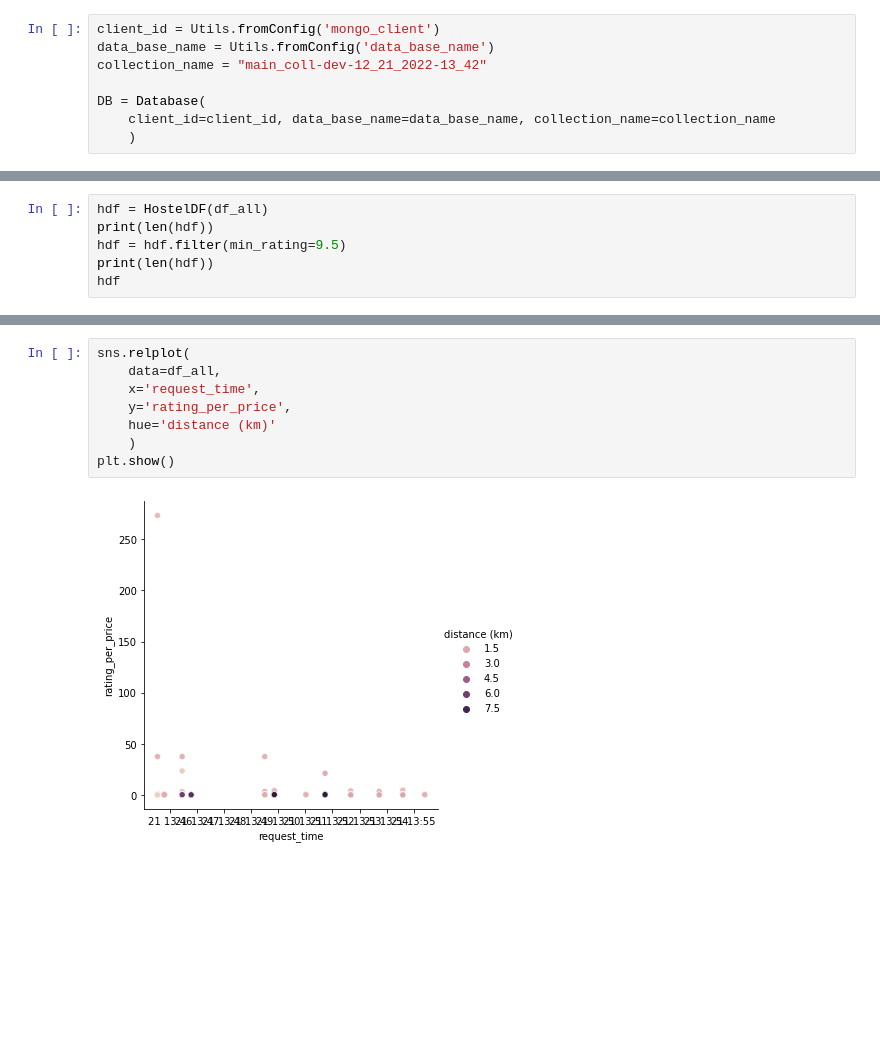
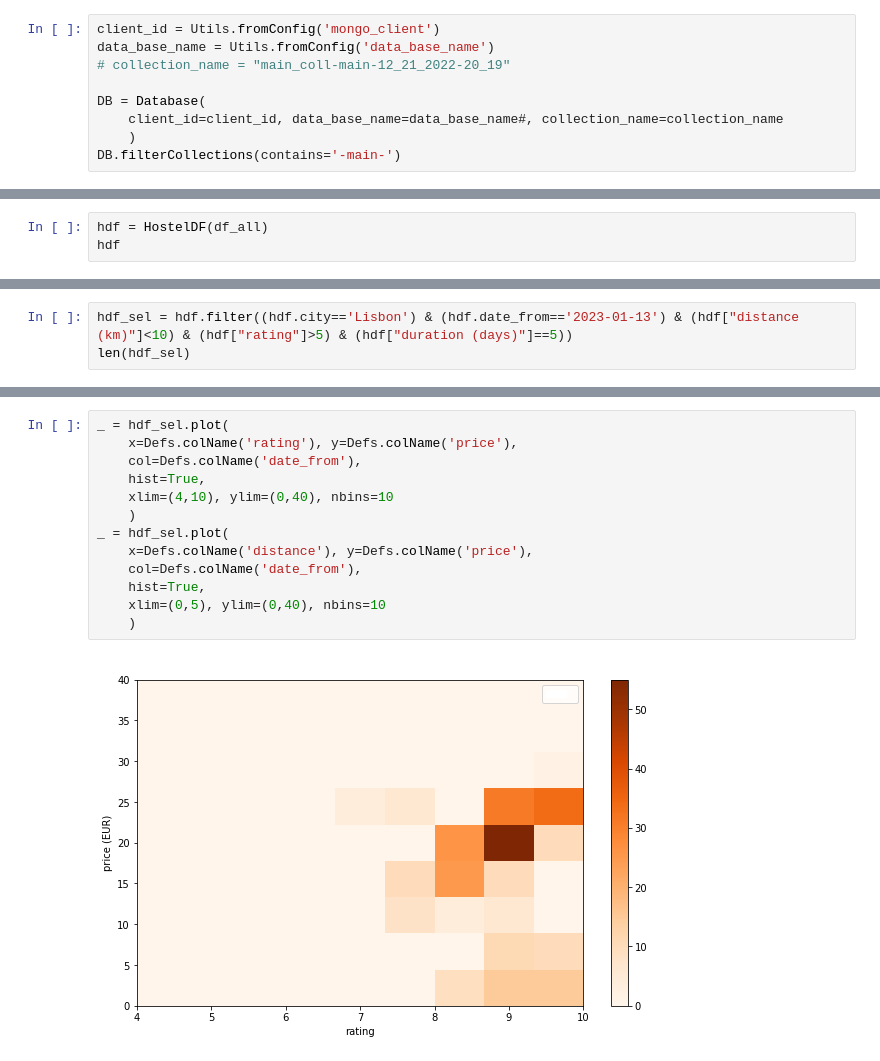
Before and after one commit to s3flsago/hostelprices, a Jupyter notebook: notebooks/analyze_remote_data.ipynb, the cells around one changed output, grey strips where cells are left out. Cells and saved outputs as stored; diff of their text form; blank space fills up the shorter version.

```diff
--- a/notebooks/analyze_remote_data.ipynb
+++ b/notebooks/analyze_remote_data.ipynb
@@ -26,11 +27,12 @@ from hostelprices.analysis import HostelDF
 # %%
 client_id = Utils.fromConfig('mongo_client')
 data_base_name = Utils.fromConfig('data_base_name')
-collection_name = "main_coll-dev-12_21_2022-13_42"
+# collection_name = "main_coll-main-12_21_2022-20_19"
 
 DB = Database(
-    client_id=client_id, data_base_name=data_base_name, collection_name=collection_name
+    client_id=client_id, data_base_name=data_base_name#, collection_name=collection_name
     )
+DB.filterCollections(contains='-main-')
 # %%
 df_all = DB.getPandasDf()
 df_all
@@ -51,7 +53,4 @@ df_all
 # %%
 hdf = HostelDF(df_all)
-print(len(hdf))
-hdf = hdf.filter(min_rating=9.5)
-print(len(hdf))
 hdf
 # %% [output]
@@ -76,0 +70,3 @@ hdf
+# %%
+hdf_sel = hdf.filter((hdf.city=='Lisbon') & (hdf.date_from=='2023-01-13') & (hdf["distance (km)"]<10) & (hdf["rating"]>5) & (hdf["duration (days)"]==5))
+len(hdf_sel)
@@ -90,11 +97,16 @@ Name: date_from, dtype: int64
 Name: duration (days), dtype: int64
 # %%
-sns.relplot(
-    data=df_all,
-    x='request_time',
-    y='rating_per_price',
-    hue='distance (km)'
+_ = hdf_sel.plot(
+    x=Defs.colName('rating'), y=Defs.colName('price'),
+    col=Defs.colName('date_from'),
+    hist=True,
+    xlim=(4,10), ylim=(0,40), nbins=10
     )
-plt.show()
+_ = hdf_sel.plot(
+    x=Defs.colName('distance'), y=Defs.colName('price'),
+    col=Defs.colName('date_from'),
+    hist=True,
+    xlim=(0,5), ylim=(0,40), nbins=10
+    )
 # %% [output]
-[figure, old version]
+[figure, new version]
```
Also changed, not shown: parts of 10 cells of this notebook, 6 other files.
